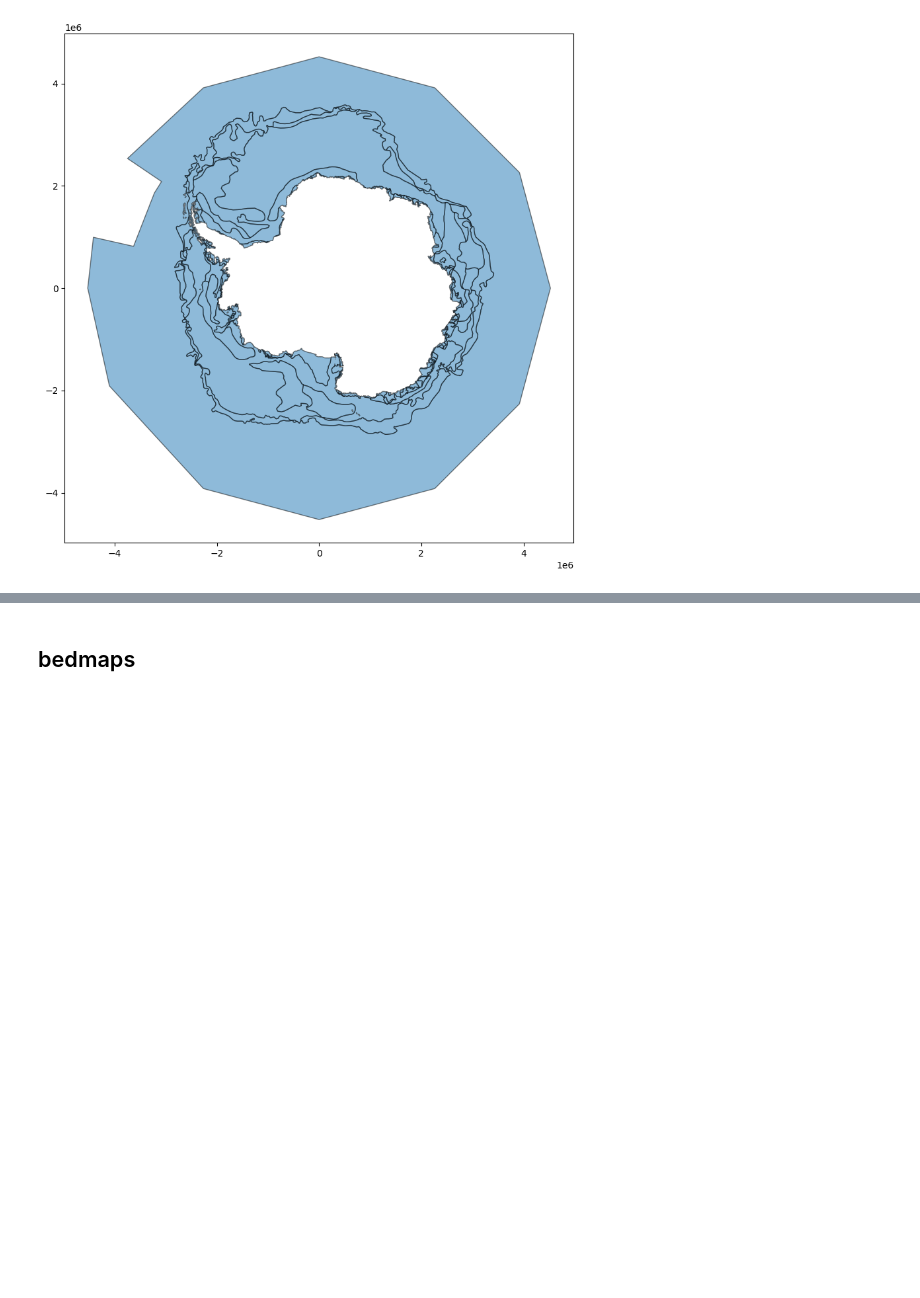
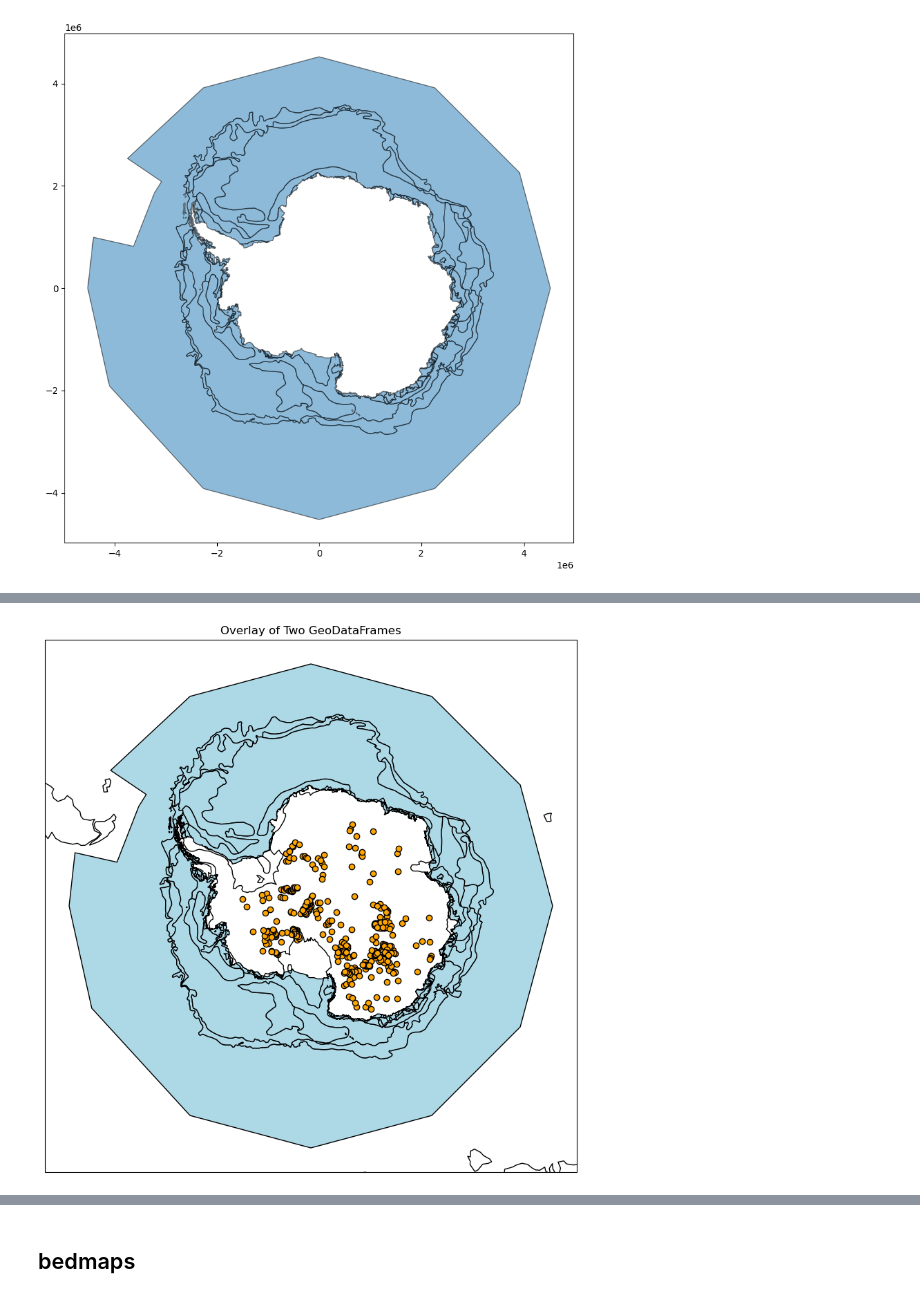
Before and after one commit to Chigiriq/GIS_p4, a Jupyter notebook: test.ipynb, the cells around one changed output, grey strips where cells are left out. Cells and saved outputs as stored; diff of their text form; code cells hidden in the pictures; blank space fills up the shorter version.

```diff
--- a/test.ipynb
+++ b/test.ipynb
@@ -88,0 +118,12 @@ ax = fixed.plot(figsize=(10, 10), edgecolor="k", alpha=0.5)
+# %%
+
+
+# load Antarctic subglacial lakes
+lakes = pd.read_csv('data/lakes/subglacial_lakes_2012update.csv', encoding='latin1')
+lakes.rename(columns={'Lat.         oN':'Latitude', 'Lon.       oE':'Longitude'}, inplace=True)
+lakes_gdf = gpd.GeoDataFrame(lakes, geometry=gpd.points_from_xy(lakes['Longitude'], lakes['Latitude']))
+
+# we are plotting in Antarctic polar stereographic projection
+crs = ccrs.SouthPolarStereo()
+crs_proj4 = crs.proj4_init
+lakes_gdf.set_crs(epsg=4326, inplace=True)
@@ -88,0 +161,19 @@ ax = fixed.plot(figsize=(10, 10), edgecolor="k", alpha=0.5)
+# %%
+import matplotlib.pyplot as plt
+import cartopy.crs as ccrs
+
+gdf2 = lakes_gdf.to_crs("EPSG:3031")
+
+proj = ccrs.Stereographic(central_longitude=0, central_latitude=-90)
+
+fig, ax = plt.subplots(subplot_kw={"projection": proj}, figsize=(10, 10))
+
+fixed.plot(ax=ax, facecolor='lightblue', edgecolor='black')
+gdf2.plot(ax=ax, facecolor='orange', edgecolor='black')
+
+ax.coastlines()
+ax.set_title("Overlay of Two GeoDataFrames")
+
+plt.show()
+# %% [output]
+[figure, added]
```
Also changed, not shown: parts of 26 cells of this notebook.
